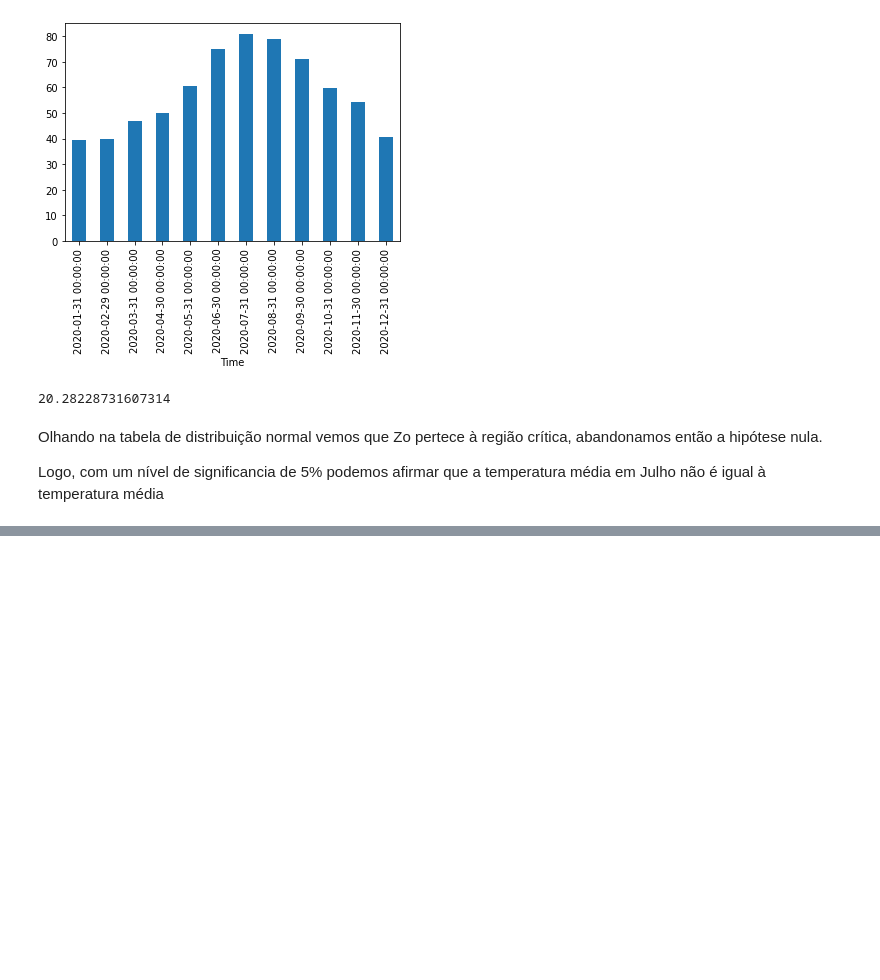
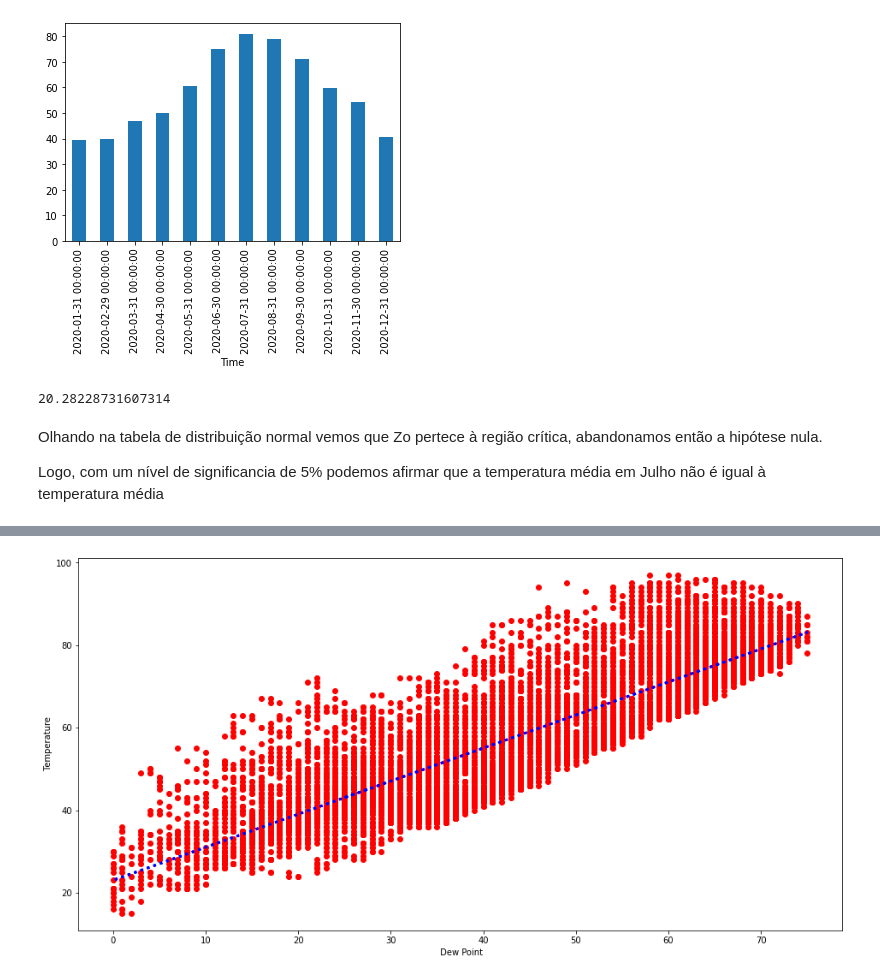
Before and after one commit to pedrohcaminha/projeto1DS, a Jupyter notebook: projeto_1.ipynb, the cells around one changed output, grey strips where cells are left out. Cells and saved outputs as stored; diff of their text form; code cells hidden in the pictures; blank space fills up the shorter version.

```diff
--- a/projeto_1.ipynb
+++ b/projeto_1.ipynb
@@ -566,0 +669,24 @@ Logo, com um nível de significancia de 5% podemos afirmar que a temperatura mé
+# %%
+f_previsoes = reg.predict(X)
+
+
+plt.figure(figsize = (16,8))
+plt.scatter(
+    data['Dew Point'],
+    data['Temperature'],
+    c='red')
+
+
+plt.plot(
+    data['Dew Point'],
+    f_previsoes,
+    c='blue',
+    linewidth=3,
+    linestyle=':'
+)
+
+plt.xlabel(" Dew Point")
+plt.ylabel(" Temperature")
+plt.show()
+# %% [output]
+[figure, added]
```
Also changed, not shown: parts of 64 cells of this notebook.
